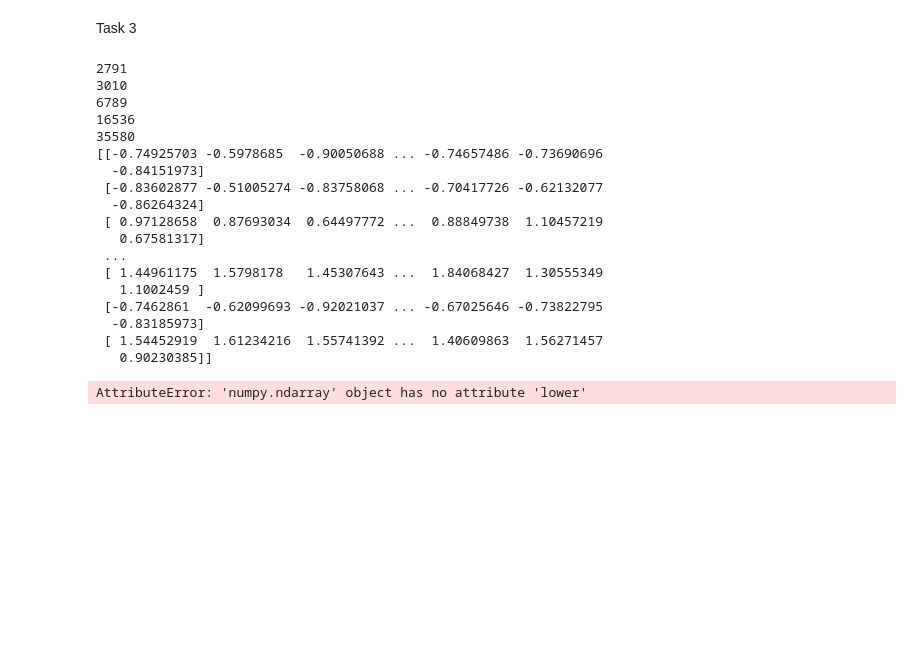
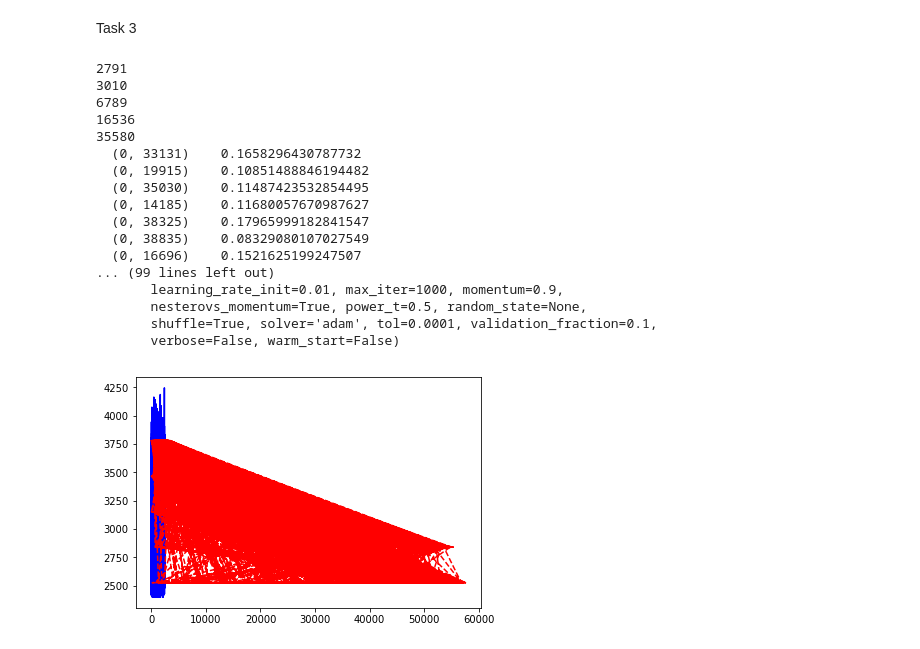
Before and after one commit to 842Mono/CSEN1067_Machine_Learning_Project1, a Jupyter notebook: text_starter.ipynb, the cells around one changed output. Drawn from its saved outputs; the diff is of its cells as text; code cells hidden in the pictures; blank space fills up the shorter version.

Commit message:
task 3 vectorized inputs

```diff
--- a/text_starter.ipynb
+++ b/text_starter.ipynb
@@ -183,6 +183,8 @@ MLPRegressor(activation='relu', alpha=0.01, batch_size='auto', beta_1=0.9,
 # %%
 """function to use MLPRegressor, provide it with parameters and plot the results."""
-def DoLinearRegression(solverInput, learning_rate_initInput, early_stopping, x_train, y_train, x_test, y_test):
+def DoLinearRegression(solverInput, learning_rate_initInput, early_stopping,
+                       x_train, y_train, x_test, y_test,
+                       targetMean, targetSD):
     reg = MLPRegressor(
         hidden_layer_sizes=(5,),
         activation='relu',
@@ -199,8 +201,8 @@ def DoLinearRegression(solverInput, learning_rate_initInput, early_stopping, x_t
     h = reg.predict(x_test)
 
     # denormalization
-    deNorh = (h * spSD) + spMean
-    deNorY_test = (y_test * spSD) + spMean
+    deNorh = (h * targetSD) + targetMean
+    deNorY_test = (y_test * targetSD) + targetMean
 
     fig = pyplot.figure()
     ax = fig.add_axes([0.1,0.1,0.8,0.8])
@@ -314,47 +316,64 @@ rating3 = reviewsFile.query('overall==3')[0:2500].dropna(how='all')
 rating4 = reviewsFile.query('overall==4')[0:2500].dropna(how='all')
 rating5 = reviewsFile.query('overall==5')[0:2500].dropna(how='all')
 
 # print(type(rating1))
 # rejoined = rating1.join(rating2)
 rejoined = pd.concat([rating1, rating2, rating3, rating4, rating5], axis=0)
 # print("test.")
 # print(reviewsFile.ix[50])
 # print("rejoined.")
 # print(rejoined.shape[0])
 # print(rejoined)
 
 # print(reviewsFile)
 
 
+# print(rejoined)
+features = rejoined['reviewText']
+target = rejoined['overall']
+# print(features)
+# print(target)
 
 
 #splitting to training and testing
 trainingRatio = 0.8
 testingRatio = 0.2
-X_train,X_test,Y_train,Y_test = train_test_split(normalizedDF,normalizedSP500,test_size=0.2,random_state=1)
-#using the TFIDFvectorizer
+X_train,X_test,Y_train,Y_test = train_test_split(features,target,test_size=0.2,random_state=1)
+
+
+# using the TFIDFvectorizer
 tfidf_vectorizer = TfidfVectorizer(max_features=40000)
+# print(X_train[0])
 X_train_transformed = tfidf_vectorizer.fit_transform(X_train)
 X_test_transformed = tfidf_vectorizer.transform(X_test)
 
-DoLinearRegression('adam',0.01, True, X_train_transformed, Y_train, X_test_transformed, Y_test)
+print(X_train_transformed)
+print(X_test_transformed)
+print("done printing")
+
+
+# need to pull the mean and the standard deviation.
+# ratingsMean =
+# ratingsSD =
+
+
+DoLinearRegression('adam', 0.01, True, X_train_transformed, Y_train, X_test_transformed, Y_test, ratingsMean, ratingsSD)
 # %% [output]
 2791
 3010
 6789
 16536
 35580
-[[-0.74925703 -0.5978685  -0.90050688 ... -0.74657486 -0.73690696
-  -0.84151973]
- [-0.83602877 -0.51005274 -0.83758068 ... -0.70417726 -0.62132077
-  -0.86264324]
- [ 0.97128658  0.87693034  0.64497772 ...  0.88849738  1.10457219
-   0.67581317]
- ...
- [ 1.44961175  1.5798178   1.45307643 ...  1.84068427  1.30555349
-   1.1002459 ]
- [-0.7462861  -0.62099693 -0.92021037 ... -0.67025646 -0.73822795
-  -0.83185973]
- [ 1.54452919  1.61234216  1.55741392 ...  1.40609863  1.56271457
-   0.90230385]]
+  (0, 33131)    0.1658296430787732
+  (0, 19915)    0.10851488846194482
+  (0, 35030)    0.11487423532854495
+  (0, 14185)    0.11680057670987627
+  (0, 38325)    0.17965999182841547
+  (0, 38835)    0.08329080107027549
+  (0, 16696)    0.1521625199247507
+... (99 lines left out)
+       learning_rate_init=0.01, max_iter=1000, momentum=0.9,
+       nesterovs_momentum=True, power_t=0.5, random_state=None,
+       shuffle=True, solver='adam', tol=0.0001, validation_fraction=0.1,
+       verbose=False, warm_start=False)
-AttributeError: 'numpy.ndarray' object has no attribute 'lower'
+[figure, added]
```
Also changed, not shown: parts of 5 cells of this notebook.
